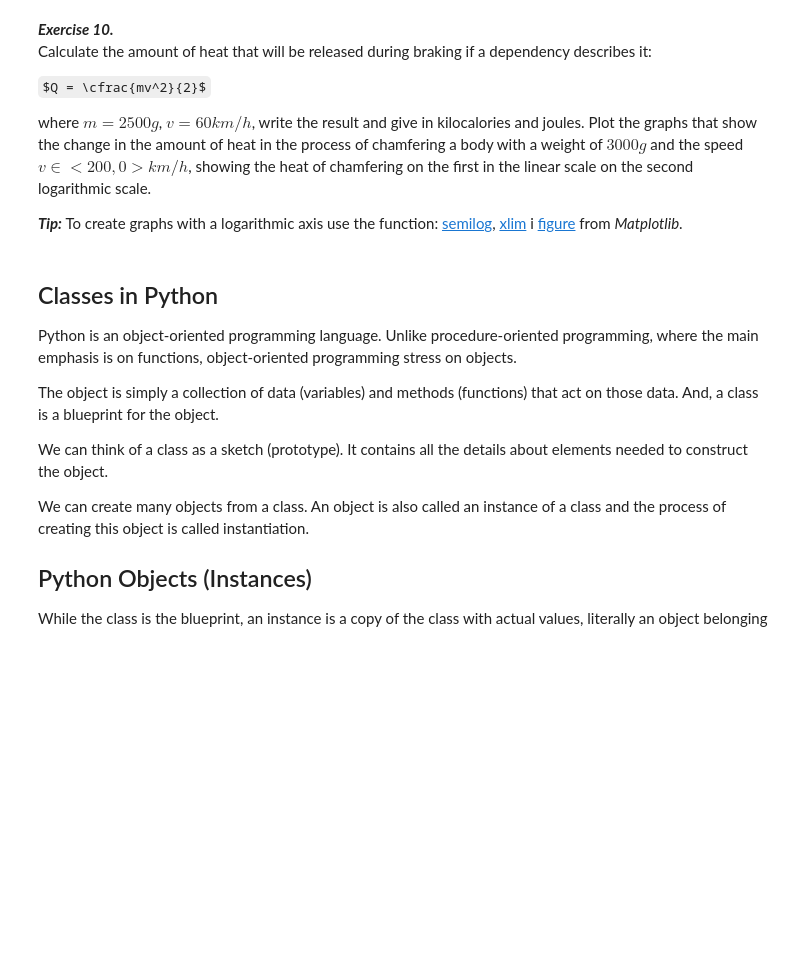
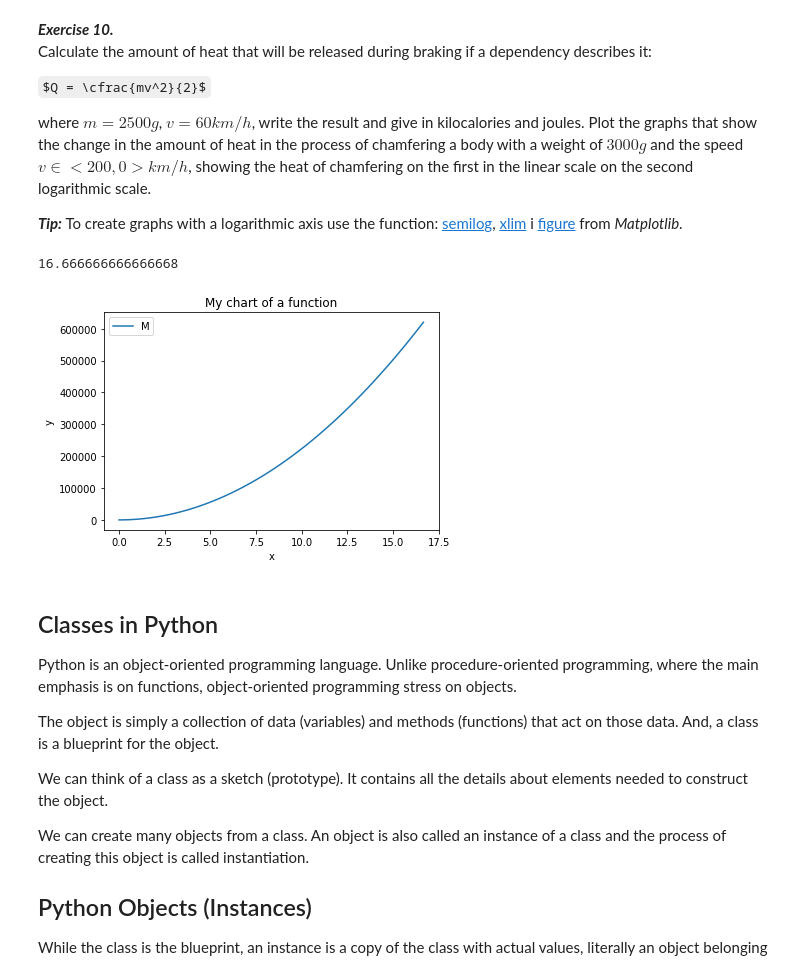
Before and after one commit to wojtekgrzela/public_lectures, a Jupyter notebook: Advanced databases/Lab 1 (Introduction to Python)/lab1en.ipynb, the cells around one changed output. Saved outputs shown, nothing was run; the diff lists cells and outputs as text; code cells hidden in the pictures; some formulas as TeX source; blank space fills up the shorter version.

```diff
--- a/Advanced databases/Lab 1 (Introduction to Python)/lab1en.ipynb
+++ b/Advanced databases/Lab 1 (Introduction to Python)/lab1en.ipynb
@@ -29,3 +29,15 @@ from math import sqrt
 sqrt(10)
 # %% [output]
 3.1622776601683795
+# %%
+# MY CALCULATIONS
+#EX 1 and 2
+
+k = 1240 * math.sqrt(7)
+m = 4467
+l = 2j
+d = k+m
+c = d+l
+print(l)
+print(d)
+print(c)
@@ -164,6 +337,28 @@ $Q = \cfrac{mv^2}{2}$
 where $m = 2500g$, $v = 60km/h$, write the result and give in kilocalories and joules. Plot the graphs that show the change in the amount of heat in the process of chamfering a body with a weight of $3000g$ and the speed $v\in <200,0>km/h$, showing the heat of chamfering on the first in the linear scale on the second logarithmic scale.
 
 ***Tip:*** To create graphs with a logarithmic axis use the function: [semilog](https://matplotlib.org/api/_as_gen/matplotlib.pyplot.semilogy.html), [xlim](https://matplotlib.org/api/_as_gen/matplotlib.pyplot.xlim.html?highlight=xlim#matplotlib.pyplot.xlim) i [figure](https://matplotlib.org/api/_as_gen/matplotlib.pyplot.figure.html?highlight=figure#matplotlib.pyplot.figure) from *Matplotlib*.
+# %%
+# MY CALCULATIONS
+# Ex 8
+
+import matplotlib as mb
+
+def heat(v):
+    return (m*v**2*0.5)
+
+v_start = 60000/3600
+print(v_start)
+x = np.linspace(v_start,0)
+y = heat(x)
+plt.plot(x, y)
+plt.title('My chart of a function')
+plt.xlabel('x')
+plt.ylabel('y')
+plt.legend("My chart")
+plt.show()
+# %% [output]
+16.666666666666668
+[figure, added]
 # %% [markdown]
 ## Classes in Python
 
```
Also changed, not shown: parts of 10 cells of this notebook, 2 other files.
